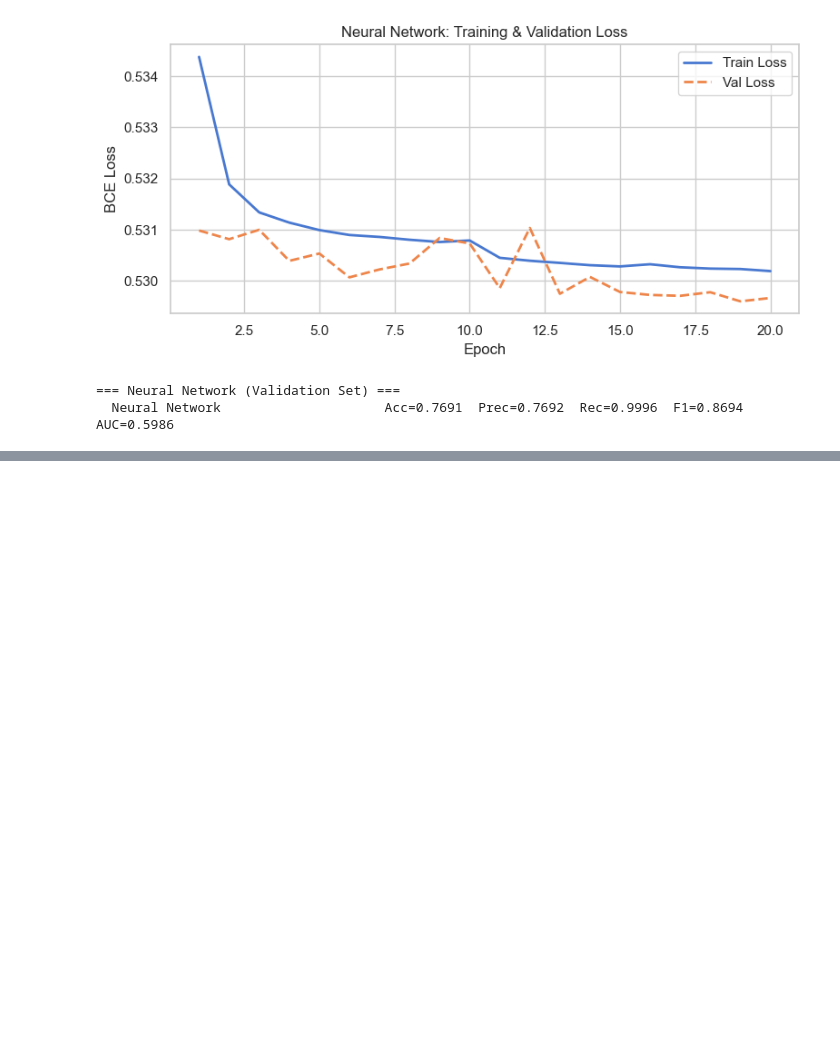
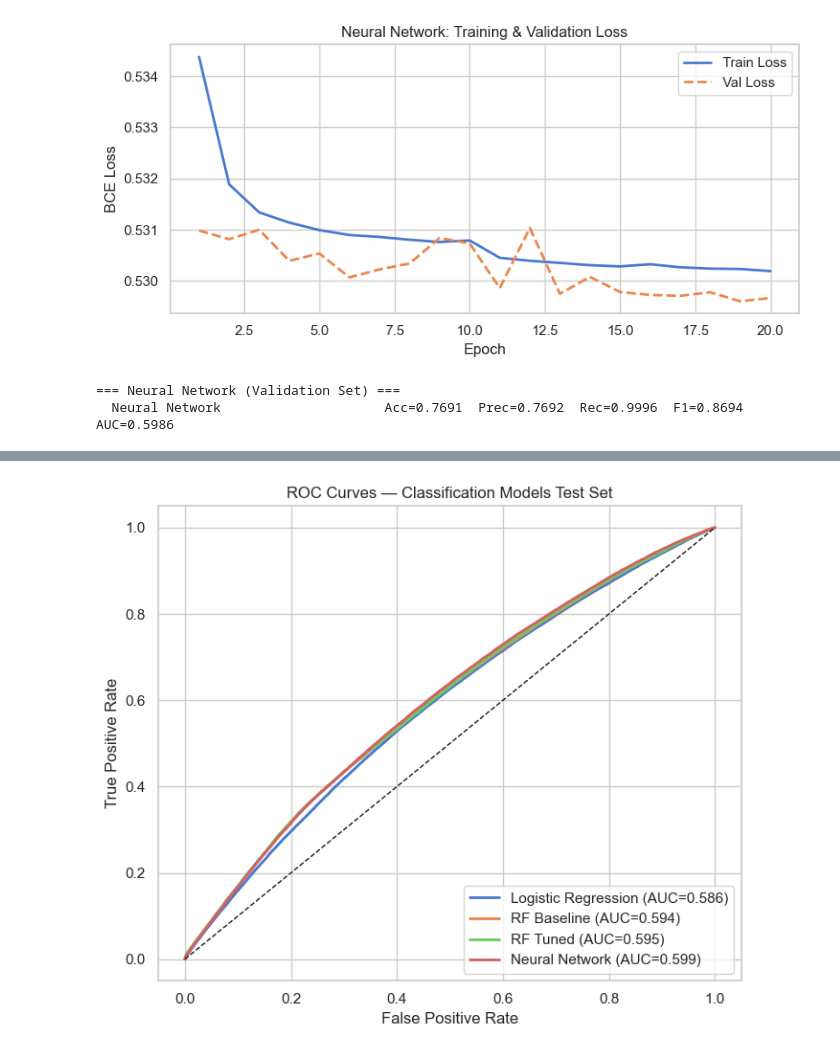
Before and after one commit to kieron-s/Comp3610-Assignment2, a Jupyter notebook: assignment2.ipynb, the cells around one changed output, grey strips where cells are left out. Cells and saved outputs as stored; diff of their text form; code cells hidden in the pictures; blank space fills up the shorter version.

Commit message:
Neural network tuning, plots complete and answered questions

```diff
--- a/assignment2.ipynb
+++ b/assignment2.ipynb
@@ -560,0 +564,23 @@ metrics_nn = classification_metrics(y_cls_val, nn_val_pred, nn_val_prob, '  Neur
+# %%
+print('Regression Test Set')
+lr_reg_test_pred = lr_reg.predict(X_test_scaled)
+rf_reg_test_pred = rf_reg.predict(X_test_scaled)
+
+m_lr_reg_test = regression_metrics(y_reg_test, lr_reg_test_pred, 'Linear Regression')
+m_rf_reg_test  = regression_metrics(y_reg_test, rf_reg_test_pred,  'RF Regressor')
+
+print('Classification Test Set')
+lr_cls_test_pred = lr_cls.predict(X_test_scaled)
+lr_cls_test_prob = lr_cls.predict_proba(X_test_scaled)[:, 1]
+metrics_lr_cls_test = classification_metrics(y_cls_test, lr_cls_test_pred, lr_cls_test_prob, 'Logistic Regression')
+
+rf_cls_test_pred = rf_cls.predict(X_test_scaled)
+rf_cls_test_prob = rf_cls.predict_proba(X_test_scaled)[:, 1]
+metrics_rf_cls_test = classification_metrics(y_cls_test, rf_cls_test_pred, rf_cls_test_prob, 'RF Baseline')
+
+rf_cls_tuned_test_pred = rf_cls_tuned.predict(X_test_scaled)
+rf_cls_tuned_test_prob = rf_cls_tuned.predict_proba(X_test_scaled)[:, 1]
+metrics_rf_cls_tuned_test = classification_metrics(y_cls_test, rf_cls_tuned_test_pred, rf_cls_tuned_test_prob, 'RF Tuned')
+
+nn_test_pred, nn_test_prob = get_predictions(model, X_test_scaled, DEVICE)
+metrics_nn_test = classification_metrics(y_cls_test, nn_test_pred, nn_test_prob, 'Neural Network')
@@ -560,0 +625,24 @@ metrics_nn = classification_metrics(y_cls_val, nn_val_pred, nn_val_prob, '  Neur
+# %%
+fig, ax = plt.subplots(figsize=(7, 6))
+
+models_cls = [
+    ('Logistic Regression', lr_cls_test_prob),
+    ('RF Baseline',         rf_cls_test_prob),
+    ('RF Tuned',            rf_cls_tuned_test_prob),
+    ('Neural Network',      nn_test_prob),
+]
+
+for name, prob in models_cls:
+    fpr, tpr, _ = roc_curve(y_cls_test, prob)
+    auc_val = roc_auc_score(y_cls_test, prob)
+    ax.plot(fpr, tpr, label=f'{name} (AUC={auc_val:.3f})', linewidth = 2)
+
+ax.plot([0,1], [0,1], 'k--', linewidth = 1)
+ax.set_xlabel('False Positive Rate')
+ax.set_ylabel('True Positive Rate')
+ax.set_title('ROC Curves — Classification Models Test Set')
+ax.legend(loc='lower right')
+plt.tight_layout()
+plt.show()
+# %% [output]
+[figure, added]
```
Also changed, not shown: parts of 12 cells of this notebook.
